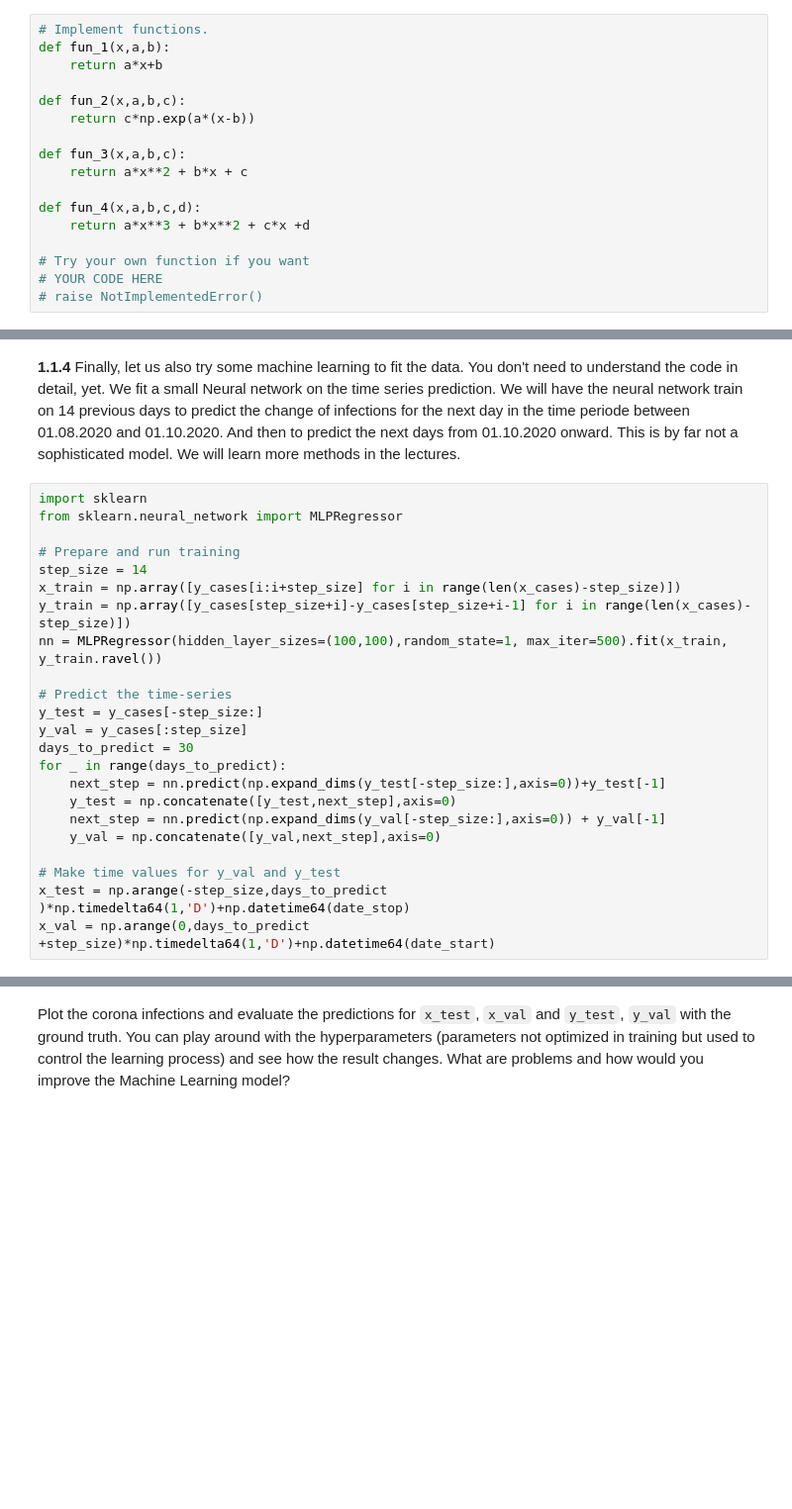
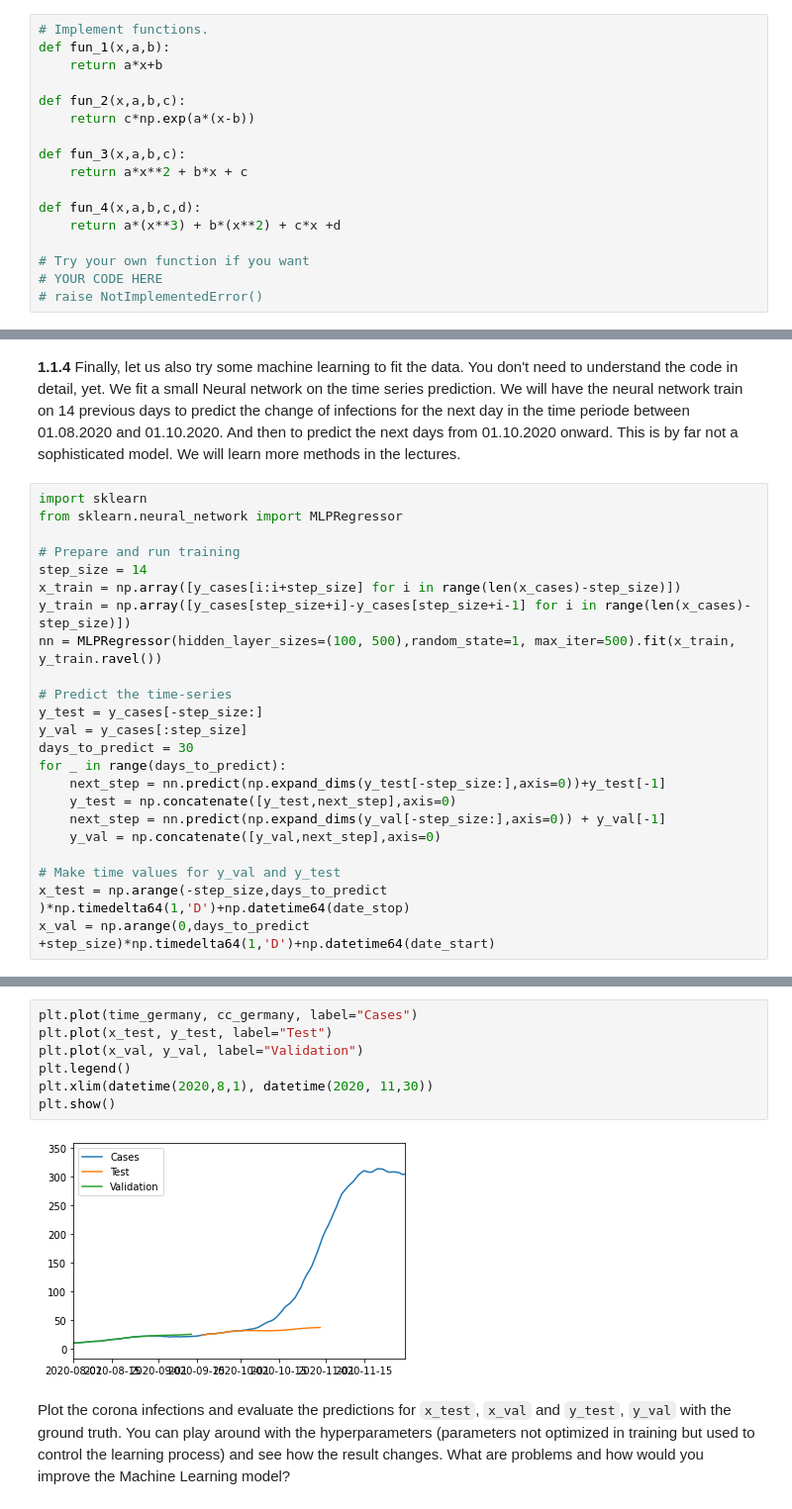
Before and after one commit to YYYasin19/kit-ml-natsc, a Jupyter notebook: Exercise_01/Exercise01.ipynb, the cells around one changed output, grey strips where cells are left out. Shown at 99% size. Saved outputs shown, nothing was run; the diff lists cells and outputs as text; blank space fills up the shorter version.

```diff
--- a/Exercise_01/Exercise01.ipynb
+++ b/Exercise_01/Exercise01.ipynb
@@ -176,7 +176,7 @@ def fun_3(x,a,b,c):
     return a*x**2 + b*x + c
 
 def fun_4(x,a,b,c,d):
-    return a*x**3 + b*x**2 + c*x +d
+    return a*(x**3) + b*(x**2) + c*x +d
 
 # Try your own function if you want
 # YOUR CODE HERE
@@ -233,7 +236,7 @@ from sklearn.neural_network import MLPRegressor
 step_size = 14
 x_train = np.array([y_cases[i:i+step_size] for i in range(len(x_cases)-step_size)])
 y_train = np.array([y_cases[step_size+i]-y_cases[step_size+i-1] for i in range(len(x_cases)-step_size)])
-nn = MLPRegressor(hidden_layer_sizes=(100,100),random_state=1, max_iter=500).fit(x_train, y_train.ravel())
+nn = MLPRegressor(hidden_layer_sizes=(100, 500),random_state=1, max_iter=500).fit(x_train, y_train.ravel())
 
 # Predict the time-series
 y_test = y_cases[-step_size:]
@@ -257,2 +254,11 @@ plt.plot(x_val, y_val)
+# %%
+plt.plot(time_germany, cc_germany, label="Cases")
+plt.plot(x_test, y_test, label="Test")
+plt.plot(x_val, y_val, label="Validation")
+plt.legend()
+plt.xlim(datetime(2020,8,1), datetime(2020, 11,30))
+plt.show()
+# %% [output]
+[figure, added]
 # %% [markdown]
 Plot the corona infections and evaluate the predictions for ``x_test``, ``x_val`` and ``y_test``, ``y_val`` with the ground truth. You can play around with the hyperparameters (parameters not optimized in training but used to control the learning process) and see how the result changes. What are problems and how would you improve the Machine Learning model?
```
Also changed, not shown: parts of 7 cells of this notebook.
